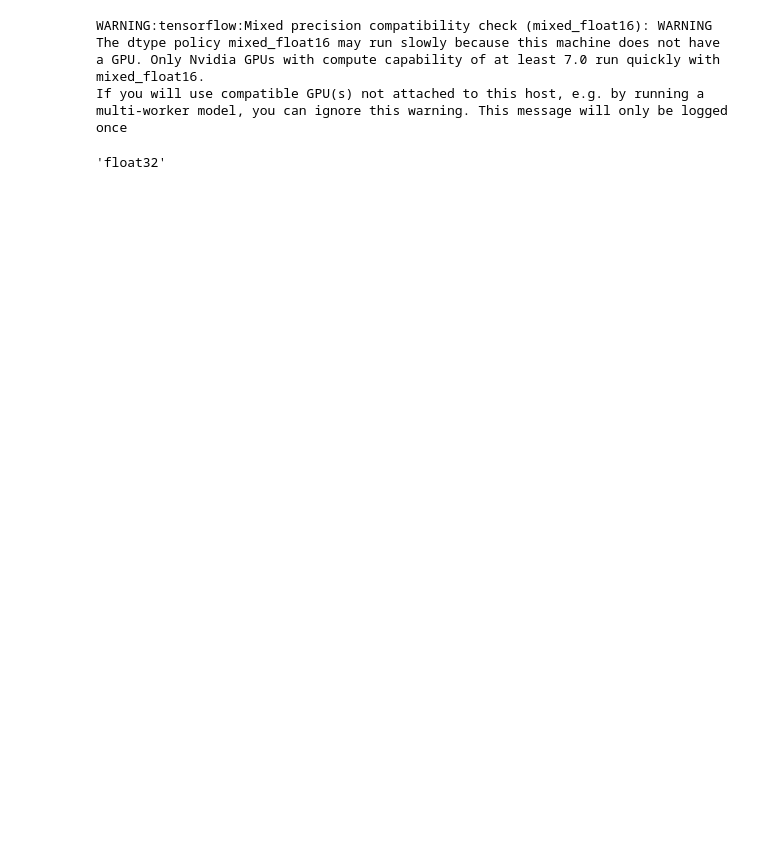
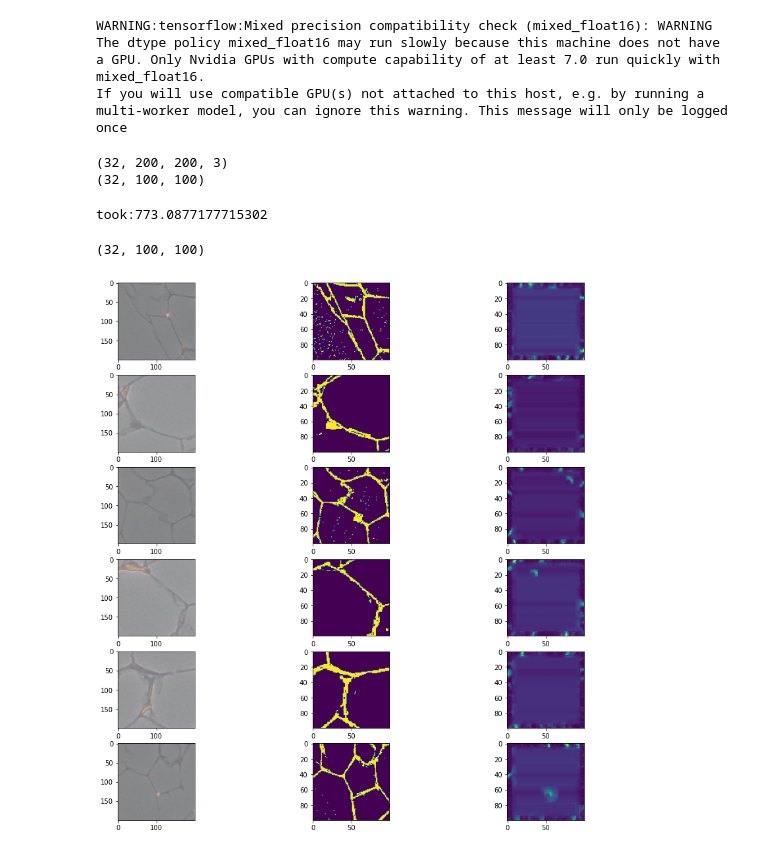
Before and after one commit to jaentrouble/Adipose_tf_train, a Jupyter notebook: check_trained.ipynb, the cells around one changed output. Saved outputs shown, nothing was run; the diff lists cells and outputs as text; code cells hidden in the pictures; blank space fills up the shorter version.

```diff
--- a/check_trained.ipynb
+++ b/check_trained.ipynb
@@ -14,6 +19,21 @@ WARNING:tensorflow:Mixed precision compatibility check (mixed_float16): WARNING
 The dtype policy mixed_float16 may run slowly because this machine does not have a GPU. Only Nvidia GPUs with compute capability of at least 7.0 run quickly with mixed_float16.
 If you will use compatible GPU(s) not attached to this host, e.g. by running a multi-worker model, you can ignore this warning. This message will only be logged once
 # %%
-val_ds = load_valset('train_image')
+val_ds = load_valset('val_image',10)
-# %% [output]
-'float32'
+# %%
+img_batch, mask_batch = list(val_ds.take(1).as_numpy_iterator())[0]
+print(img_batch.shape)
+print(mask_batch.shape)
+# %% [output]
+(32, 200, 200, 3)
+(32, 100, 100)
+# %%
+st = time.time()
+predict_batch = trained_model(img_batch)
+print('took:{}'.format(time.time()-st))
+# %% [output]
+took:773.0877177715302
+# %%
+print(predict_batch.shape)
+# %% [output]
+(32, 100, 100)
@@ -19,0 +42,15 @@ val_ds = load_valset('train_image')
+# %%
+fig = plt.figure(figsize=(15,15))
+i = 1
+n = 6
+for img, mask, pred in zip(img_batch[:n],mask_batch[:n],predict_batch[:n]):
+    ax = fig.add_subplot(n,3,i)
+    ax.imshow(img)
+    ax = fig.add_subplot(n,3,i+1)
+    ax.imshow(mask)
+    ax = fig.add_subplot(n,3,i+2)
+    ax.imshow(pred)
+    i += 3
+plt.show()
+# %% [output]
+[figure, added]
```
Also changed, not shown: parts of 4 cells of this notebook, 2 other files.
